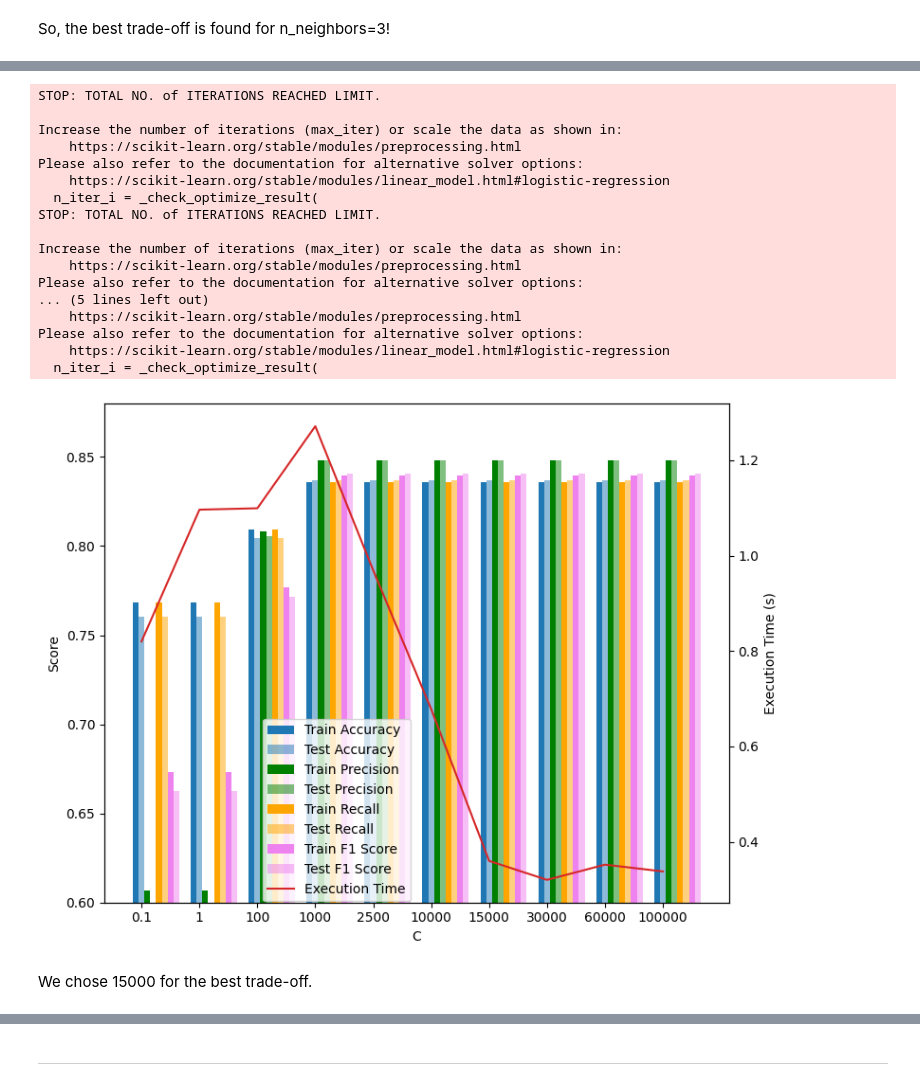
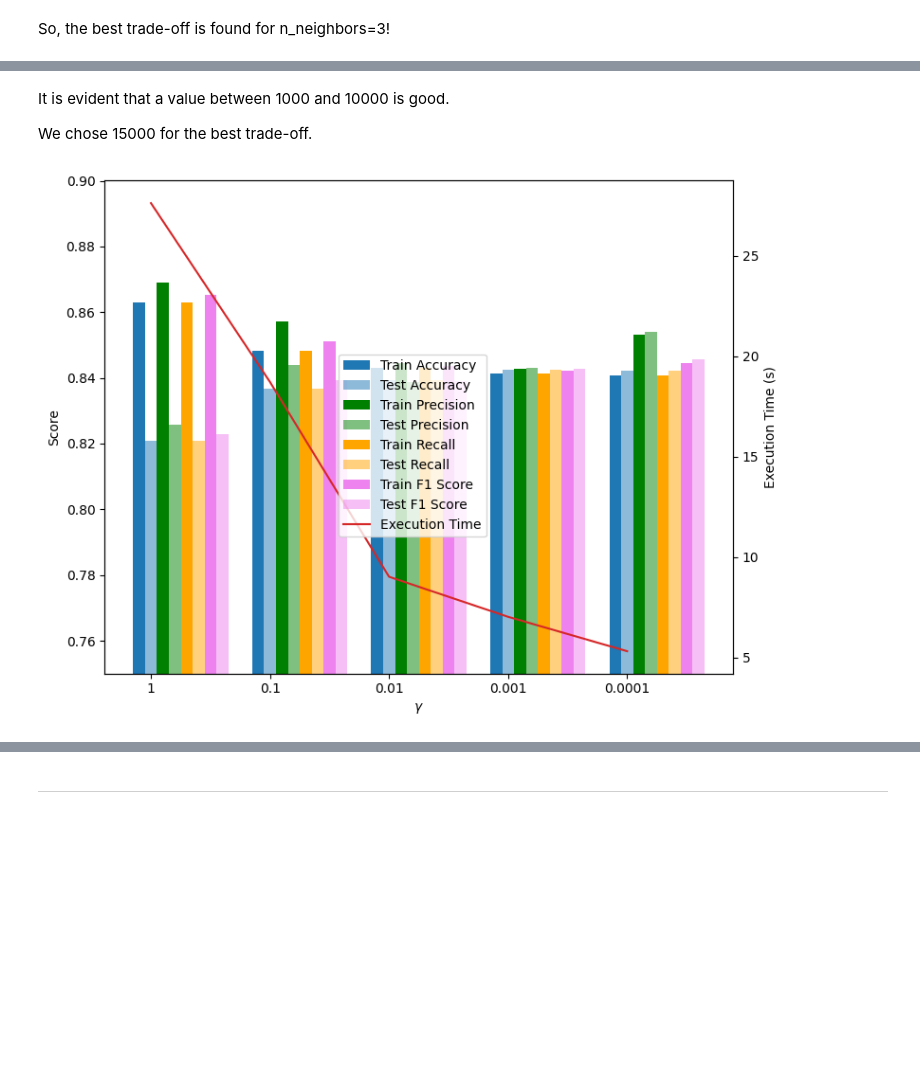
Before and after one commit to sinaebrahimi/ml-7072cem, a Jupyter notebook: Classifying Network Slices Based on User Requirements/prediction-final.ipynb, the cells around one changed output, grey strips where cells are left out. Drawn from its saved outputs; the diff is of its cells as text; code cells hidden in the pictures; blank space fills up the shorter version.

```diff
--- a/Classifying Network Slices Based on User Requirements/prediction-final.ipynb
+++ b/Classifying Network Slices Based on User Requirements/prediction-final.ipynb
@@ -412,19 +560,23 @@ So, the best trade-off is found for n_neighbors=3!
+# %% [markdown]
+It is evident that a value between 1000 and 10000 is good.
+
+We chose 15000 for the best trade-off.
 # %%
-#@title KNN
-
+#@title SVM (OvR)
+# One vs Rest # is default decision_function_shape
 import time
-from sklearn.linear_model import LogisticRegression
+from sklearn.svm import SVC
 from sklearn.metrics import make_scorer, precision_score, recall_score, f1_score
 import matplotlib.pyplot as plt
 import numpy as np
 
+
 # Define the model
-model = LogisticRegression(multi_class='ovr')
+model = SVC()
 
 # Define the hyperparameters to tune
-params =  [0.1, 1, 100, 1000, 2500, 10000, 15000, 30000, 60000, 100000] # C
-#params =  [0.01, 0.1, 1, 10, 100, 500, 1000, 1500, 2000, 2500, 3000, 3500, 4000]
-
+params =  [1, 0.1, 0.01, 0.001, 0.0001] #gamma
+#C_params = [0.1, 1, 10, 100]
 
 # Initialize lists to store results
 train_accuracy_scores = []
@@ -438,12 +590,12 @@ test_f1_scores = []
 exec_times = []
 
 # Loop over each max_depth
-for c in params:
+for gamma in params:
     # Start the timer
     start_time = time.time()
 
     # Create and fit the model
-    model.set_params(C=c)
+    model.set_params(gamma=gamma)
     model.fit(X_train, y_train)
 
     # Stop the timer
@@ -483,54 +635,39 @@ for c in params:
 fig, ax1 = plt.subplots(figsize=(8, 6))
 
 # Define the positions for the bars
 bar_width = 0.1
 positions = np.arange(len(params))
 
 # Plot the scores as bars
 ax1.bar(positions - bar_width, train_accuracy_scores, width=bar_width, color='tab:blue', label='Train Accuracy')
 ax1.bar(positions, test_accuracy_scores, width=bar_width, color='tab:blue', alpha=0.5, label='Test Accuracy')
 ax1.bar(positions + bar_width, train_precision_scores, width=bar_width, color='green', label='Train Precision')
 ax1.bar(positions + 2*bar_width, test_precision_scores, width=bar_width, color='green', alpha=0.5, label='Test Precision')
 ax1.bar(positions + 3*bar_width, train_recall_scores, width=bar_width, color='orange', label='Train Recall')
 ax1.bar(positions + 4*bar_width, test_recall_scores, width=bar_width, color='orange', alpha=0.5, label='Test Recall')
 ax1.bar(positions + 5*bar_width, train_f1_scores, width=bar_width, color='violet', label='Train F1 Score')
 ax1.bar(positions + 6*bar_width, test_f1_scores, width=bar_width, color='violet', alpha=0.5, label='Test F1 Score')
 
 # Set the x-axis labels and title
 ax1.set_xticks(positions)
 ax1.set_xticklabels(params)
-ax1.set_xlabel('C')
+ax1.set_xlabel('$\gamma$')
 ax1.set_ylabel('Score')
-ax1.set_ylim([0.6, 0.88])  # Limit the y-axis for score
+ax1.set_ylim([0.75, 0.9])  # Limit the y-axis for score
 
 # Create the second y-axis for execution time
 ax2 = ax1.twinx()
 ax2.plot(positions, exec_times, color='tab:red', label='Execution Time')
 ax2.set_ylabel('Execution Time (s)')
 
 # Add a legend and show the plot
 fig.tight_layout()
-fig.legend(loc="center", bbox_to_anchor=(0.4, 0.26))
-# fig.legend(loc="upper left", bbox_to_anchor=(0.1, 0.96))
+fig.legend(loc="center")
 plt.show()
+
+
+
+
+###########################
 # %% [output]
-STOP: TOTAL NO. of ITERATIONS REACHED LIMIT.
-
-Increase the number of iterations (max_iter) or scale the data as shown in:
-    https://scikit-learn.org/stable/modules/preprocessing.html
-Please also refer to the documentation for alternative solver options:
-    https://scikit-learn.org/stable/modules/linear_model.html#logistic-regression
-  n_iter_i = _check_optimize_result(
-STOP: TOTAL NO. of ITERATIONS REACHED LIMIT.
-
-Increase the number of iterations (max_iter) or scale the data as shown in:
-    https://scikit-learn.org/stable/modules/preprocessing.html
-Please also refer to the documentation for alternative solver options:
-... (5 lines left out)
-    https://scikit-learn.org/stable/modules/preprocessing.html
-Please also refer to the documentation for alternative solver options:
-    https://scikit-learn.org/stable/modules/linear_model.html#logistic-regression
-  n_iter_i = _check_optimize_result(
-[figure, old version]
+[figure, new version]
-# %% [markdown]
-We chose 15000 for the best trade-off.
```
Also changed, not shown: parts of 17 cells of this notebook.
